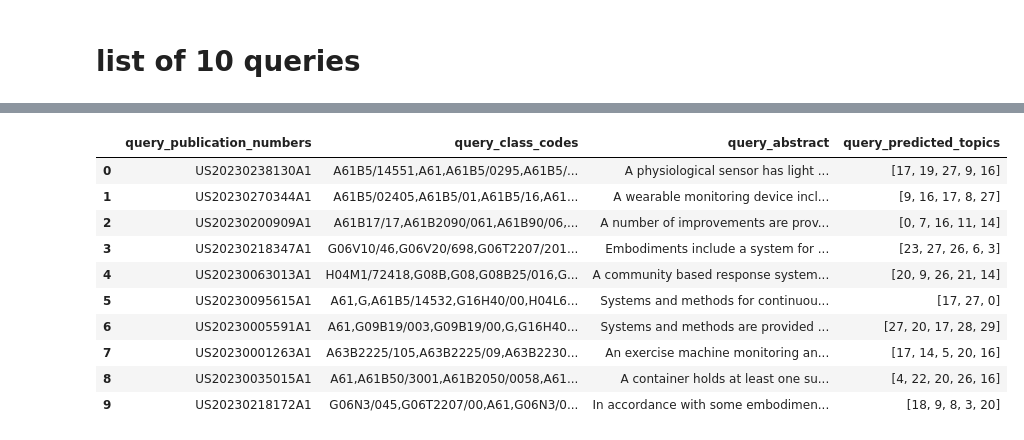
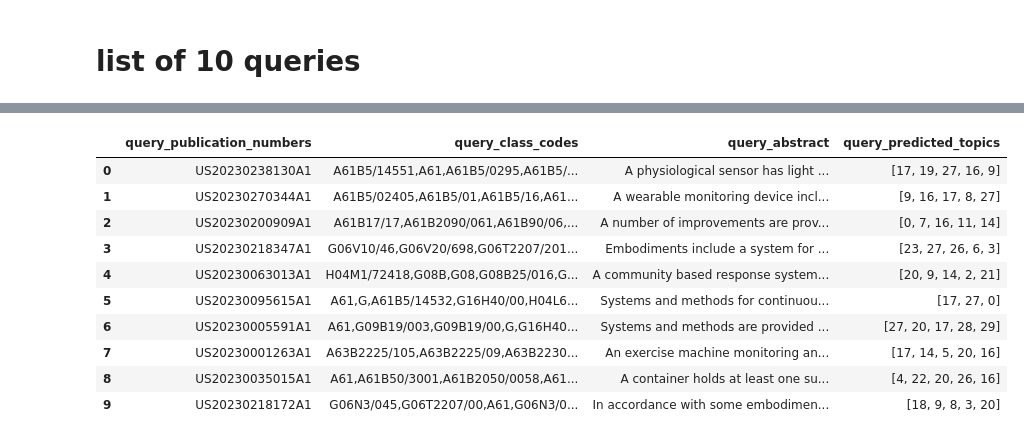
Before and after one commit to esmailisamane/Topic-Modeling, a Jupyter notebook: Essay/NMF-Abstract.ipynb, the cells around one changed output, grey strips where cells are left out. Drawn from its saved outputs; the diff is of its cells as text; code cells hidden in the pictures.

```diff
--- a/Essay/NMF-Abstract.ipynb
+++ b/Essay/NMF-Abstract.ipynb
@@ -350,31 +350,31 @@ Query 10: Top 5 Topics [(18, 0.23159591857625603), (9, 0.19000620535792226), (8,
 # %%
 # Create a new DataFrame to store the predicted topics
 result_df_q = pd.DataFrame(columns=['query_publication_numbers', 'query_class_codes', 'query_abstract', 'query_predicted_topics'])
 
 # Populate the new DataFrame with the predicted topics
 for i, top_topics in enumerate(results):
     query_publication_numbers = df_Abstract_test['publication_numbers'].iloc[i]
     query_class_codes = df_Abstract_test['class_codes'].iloc[i]
     query_abstract = df_Abstract_test['abstract'].iloc[i]
     predicted_topics = [topic_id for topic_id, _ in top_topics]
 
     # Append the data to the new DataFrame
     new_row = {'query_publication_numbers': query_publication_numbers,
                'query_class_codes': query_class_codes,
                'query_abstract': query_abstract,
                'query_predicted_topics': predicted_topics}
 
-    result_df_q = pd.concat([predicted_topics_df, pd.DataFrame([new_row])], ignore_index=True)
+    result_df_q = pd.concat([result_df_q, pd.DataFrame([new_row])], ignore_index=True)
 
 # Now, predicted_topics_df contains the desired structure of predicted topics for each query
 result_df_q
 # %% [output]
 |  | query_publication_numbers | query_class_codes | query_abstract | query_predicted_topics |
-| 0 | US20230238130A1 | A61B5/14551,A61,A61B5/0295,A61B5/... | A physiological sensor has light ... | [17, 19, 27, 9, 16] |
+| 0 | US20230238130A1 | A61B5/14551,A61,A61B5/0295,A61B5/... | A physiological sensor has light ... | [17, 19, 27, 16, 9] |
 | 1 | US20230270344A1 | A61B5/02405,A61B5/01,A61B5/16,A61... | A wearable monitoring device incl... | [9, 16, 17, 8, 27] |
 | 2 | US20230200909A1 | A61B17/17,A61B2090/061,A61B90/06,... | A number of improvements are prov... | [0, 7, 16, 11, 14] |
 | 3 | US20230218347A1 | G06V10/46,G06V20/698,G06T2207/201... | Embodiments include a system for ... | [23, 27, 26, 6, 3] |
-| 4 | US20230063013A1 | H04M1/72418,G08B,G08,G08B25/016,G... | A community based response system... | [20, 9, 26, 21, 14] |
+| 4 | US20230063013A1 | H04M1/72418,G08B,G08,G08B25/016,G... | A community based response system... | [20, 9, 14, 2, 21] |
 | 5 | US20230095615A1 | A61,G,A61B5/14532,G16H40/00,H04L6... | Systems and methods for continuou... | [17, 27, 0] |
 | 6 | US20230005591A1 | A61,G09B19/003,G09B19/00,G,G16H40... | Systems and methods are provided ... | [27, 20, 17, 28, 29] |
 | 7 | US20230001263A1 | A63B2225/105,A63B2225/09,A63B2230... | An exercise machine monitoring an... | [17, 14, 5, 20, 16] |
```
Also changed, not shown: parts of 6 cells of this notebook.
